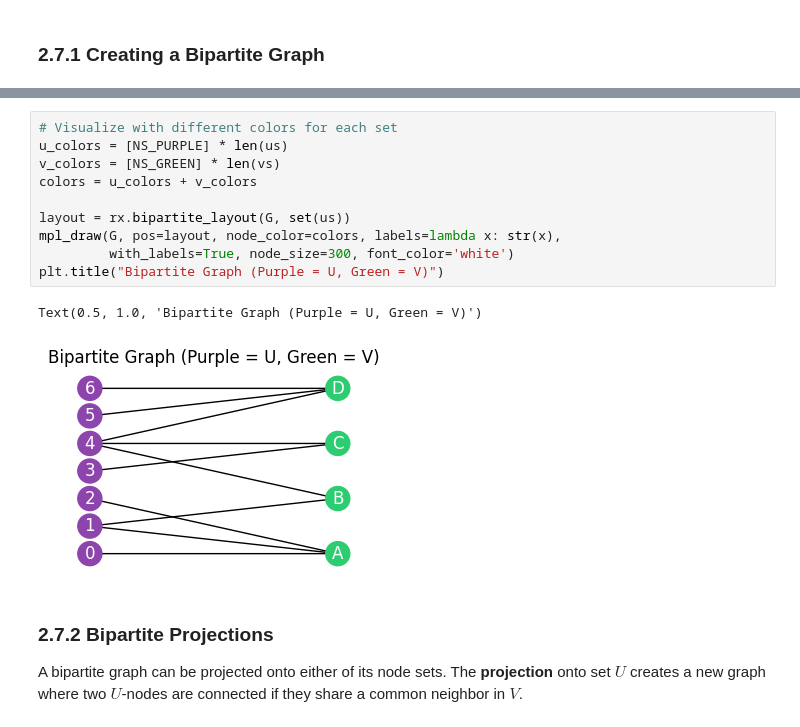
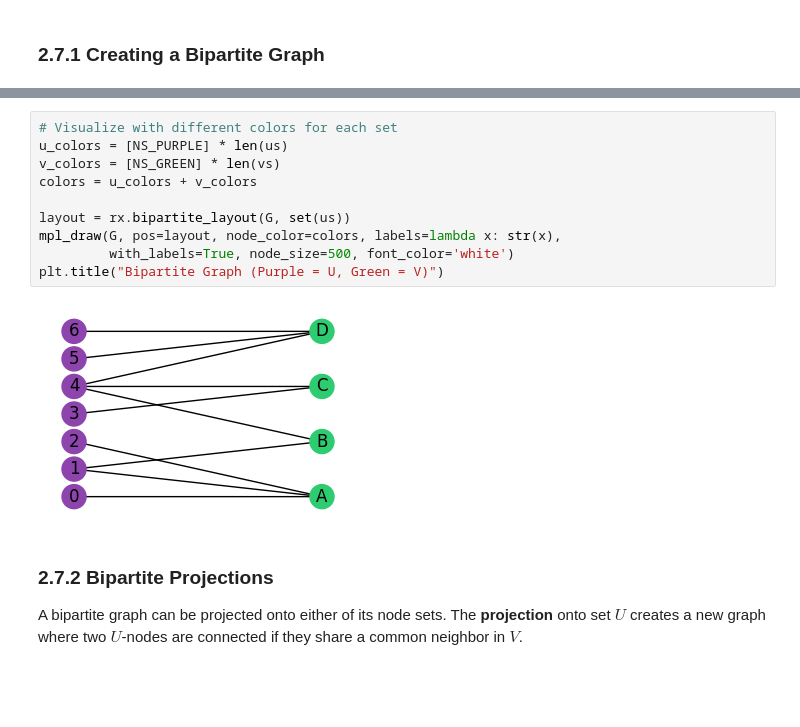
Before and after one commit to grogs84/networkscience, a Jupyter notebook: wip/rChapter2_clean.ipynb, the cells around one changed output, grey strips where cells are left out. Cells and saved outputs as stored; diff of their text form; blank space fills up the shorter version.

```diff
--- a/wip/rChapter2_clean.ipynb
+++ b/wip/rChapter2_clean.ipynb
@@ -358,16 +358,15 @@ Is bipartite: True
 # %%
 # Visualize with different colors for each set
 u_colors = [NS_PURPLE] * len(us)
 v_colors = [NS_GREEN] * len(vs)
 colors = u_colors + v_colors
 
 layout = rx.bipartite_layout(G, set(us))
 mpl_draw(G, pos=layout, node_color=colors, labels=lambda x: str(x),
-         with_labels=True, node_size=300, font_color='white')
+         with_labels=True, node_size=500, font_color='white')
 plt.title("Bipartite Graph (Purple = U, Green = V)")
 # %% [output]
-Text(0.5, 1.0, 'Bipartite Graph (Purple = U, Green = V)')
-[figure, old version]
+[figure, new version]
 # %% [markdown]
 ### 2.7.2 Bipartite Projections
 
```
Also changed, not shown: parts of 2 cells of this notebook, 4 other files.
